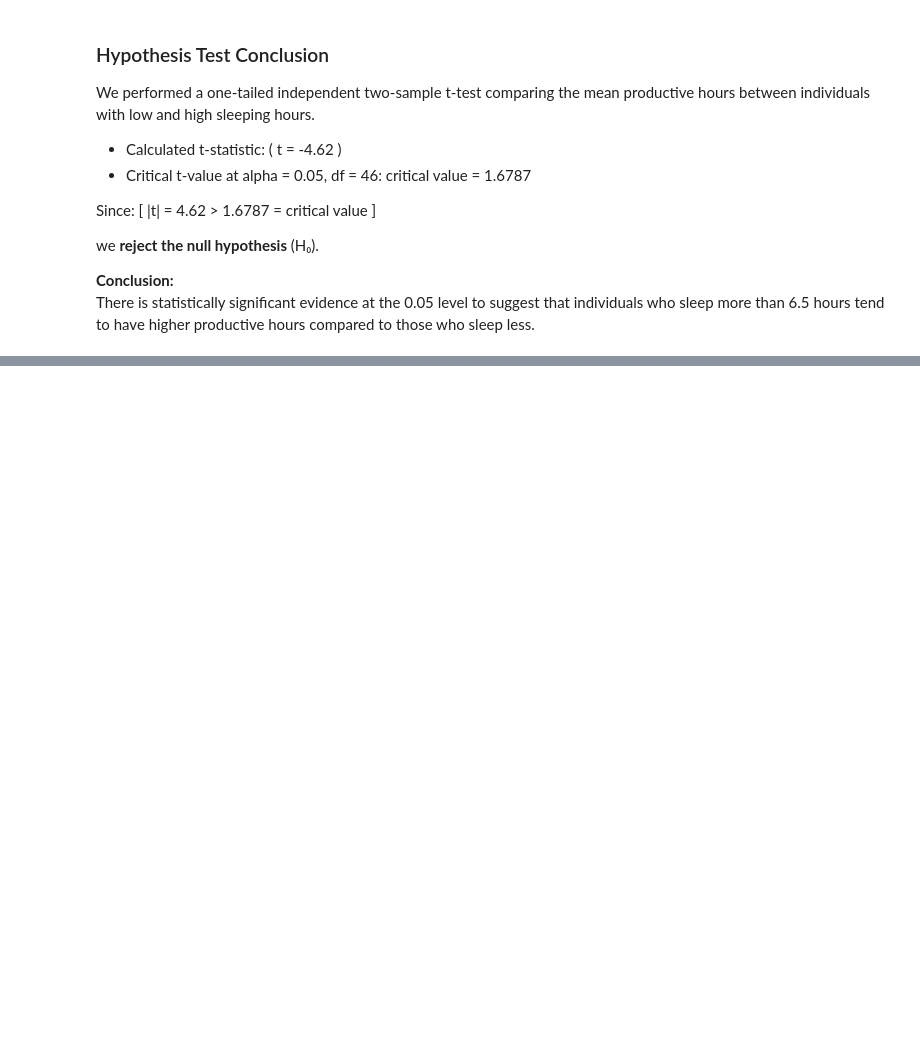
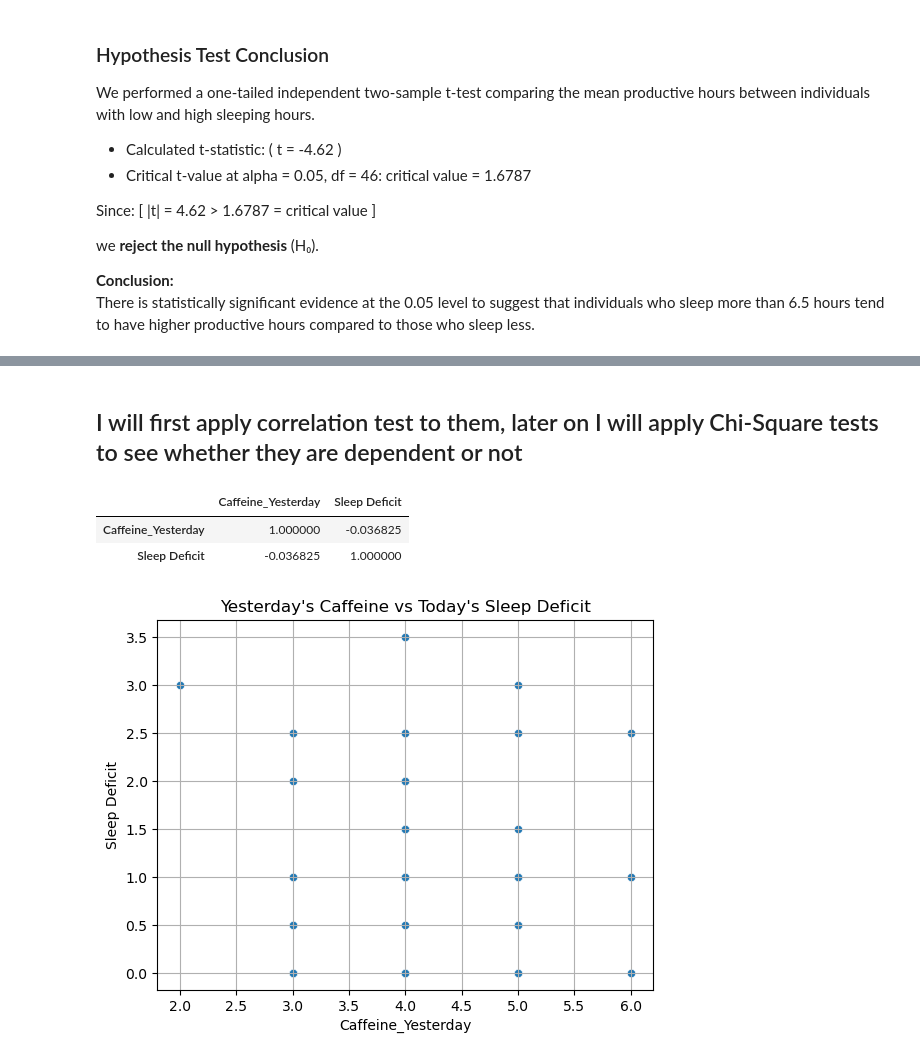
Before and after one commit to emrecavus1/Emre-Cavus-DSA-210-Project, a Jupyter notebook: DSA 210 Project.ipynb, the cells around one changed output, grey strips where cells are left out. Saved outputs shown, nothing was run; the diff lists cells and outputs as text; code cells hidden in the pictures; blank space fills up the shorter version.

Commit message:
Enriched data and conducted more hypothesis tests

```diff
--- a/DSA 210 Project.ipynb
+++ b/DSA 210 Project.ipynb
@@ -283,0 +287,3 @@ There is statistically significant evidence at the 0.05 level to suggest that in
+# %%
+numeric_data['Sleep Deficit'] = np.maximum(0, 8 - numeric_data['Hours of Sleep'])
+numeric_data.head()
@@ -283,0 +300,2 @@ There is statistically significant evidence at the 0.05 level to suggest that in
+# %%
+numeric_data['Caffeine_Yesterday'] = numeric_data['Caffeine Intake'].shift(1)
@@ -283,0 +304,2 @@ There is statistically significant evidence at the 0.05 level to suggest that in
+# %%
+numeric_data = numeric_data.dropna(subset=['Caffeine_Yesterday'])
@@ -283,0 +315,15 @@ There is statistically significant evidence at the 0.05 level to suggest that in
+# %% [markdown]
+## I will first apply correlation test to them, later on I will apply Chi-Square tests to see whether they are dependent or not
+# %%
+numeric_data[['Caffeine_Yesterday', 'Sleep Deficit']].corr()
+# %% [output]
+|  | Caffeine_Yesterday | Sleep Deficit |
+| Caffeine_Yesterday | 1.000000 | -0.036825 |
+| Sleep Deficit | -0.036825 | 1.000000 |
+# %%
+sns.scatterplot(data=numeric_data, x='Caffeine_Yesterday', y='Sleep Deficit')
+plt.title("Yesterday's Caffeine vs Today's Sleep Deficit")
+plt.grid(True)
+plt.show()
+# %% [output]
+[figure, added]
```
Also changed, not shown: parts of 19 cells of this notebook.
